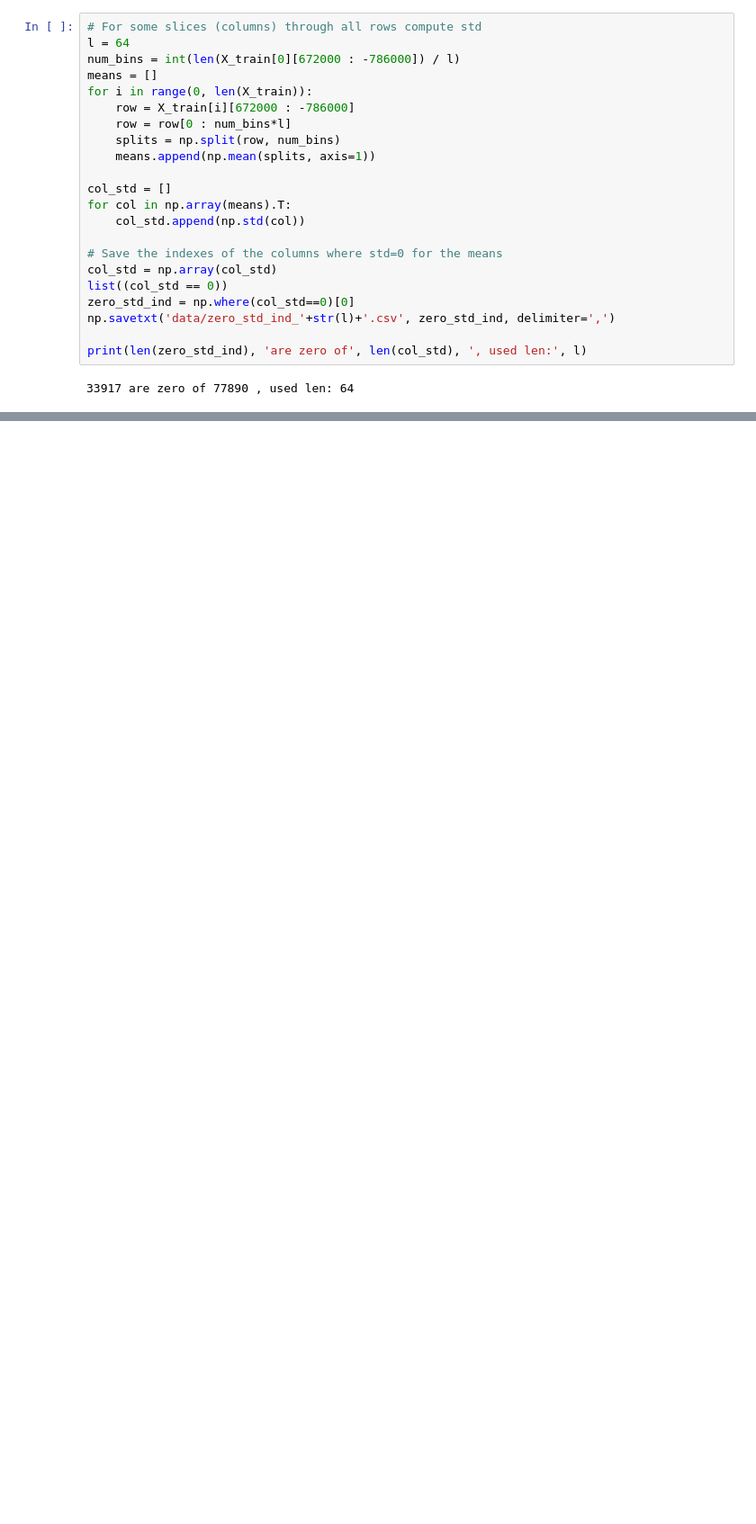
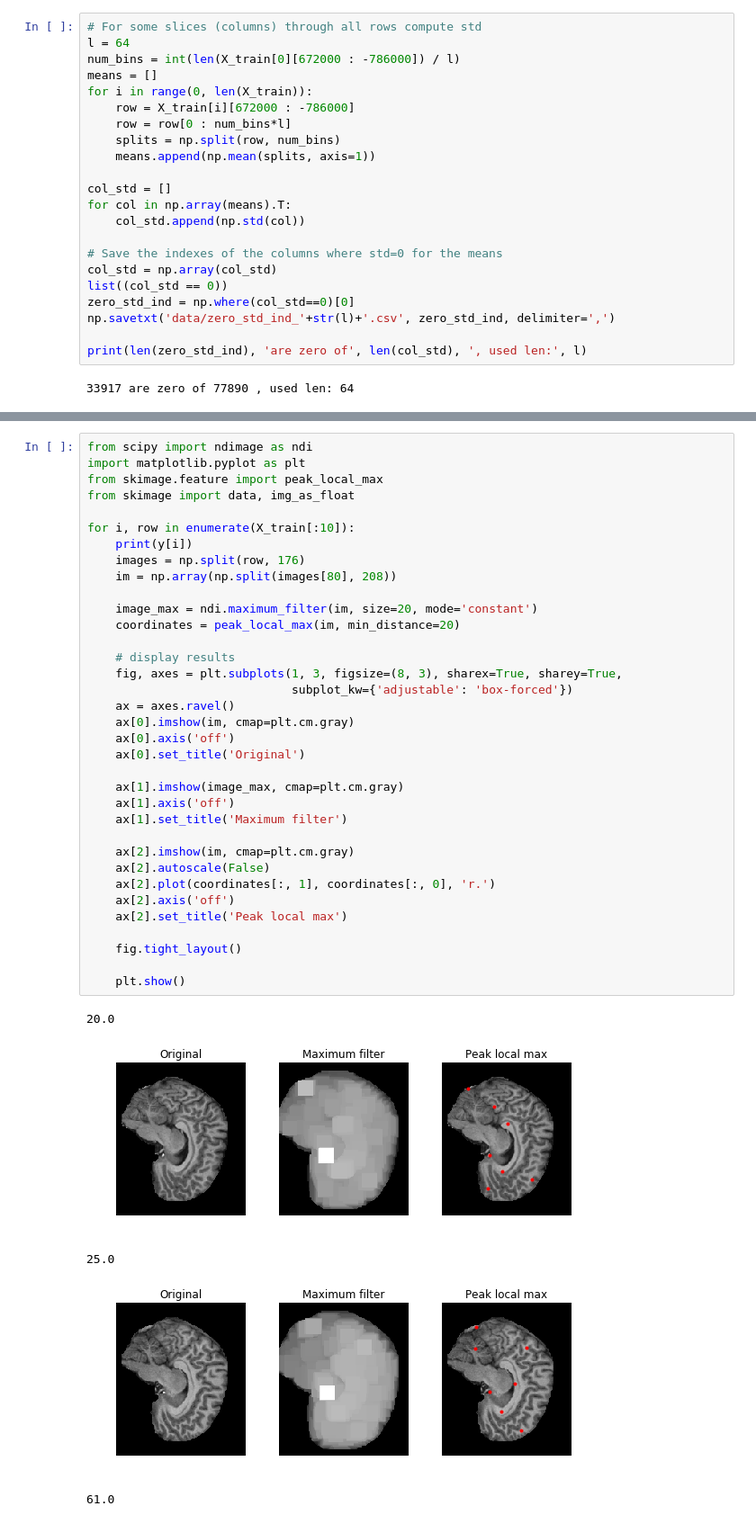
Before and after one commit to fdelia/ETH-machine-learning-course, a Jupyter notebook: Exploratory data analysis.ipynb, the cells around one changed output, grey strips where cells are left out. Shown at 90% size. Drawn from its saved outputs; the diff is of its cells as text; blank space fills up the shorter version.

```diff
--- a/Exploratory data analysis.ipynb
+++ b/Exploratory data analysis.ipynb
@@ -227,0 +210,41 @@ print()
+# %%
+from scipy import ndimage as ndi
+import matplotlib.pyplot as plt
+from skimage.feature import peak_local_max
+from skimage import data, img_as_float
+
+for i, row in enumerate(X_train[:10]):
+    print(y[i])
+    images = np.split(row, 176)
+    im = np.array(np.split(images[80], 208))
+
+    image_max = ndi.maximum_filter(im, size=20, mode='constant')
+    coordinates = peak_local_max(im, min_distance=20)
+
+    # display results
+    fig, axes = plt.subplots(1, 3, figsize=(8, 3), sharex=True, sharey=True,
+                             subplot_kw={'adjustable': 'box-forced'})
+    ax = axes.ravel()
+    ax[0].imshow(im, cmap=plt.cm.gray)
+    ax[0].axis('off')
+    ax[0].set_title('Original')
+
+    ax[1].imshow(image_max, cmap=plt.cm.gray)
+    ax[1].axis('off')
+    ax[1].set_title('Maximum filter')
+
+    ax[2].imshow(im, cmap=plt.cm.gray)
+    ax[2].autoscale(False)
+    ax[2].plot(coordinates[:, 1], coordinates[:, 0], 'r.')
+    ax[2].axis('off')
+    ax[2].set_title('Peak local max')
+
+    fig.tight_layout()
+
+    plt.show()
+# %% [output]
+20.0
+[figure, added]
+25.0
+[figure, added]
+61.0
```
Also changed, not shown: parts of 8 cells of this notebook, 2 other files.
